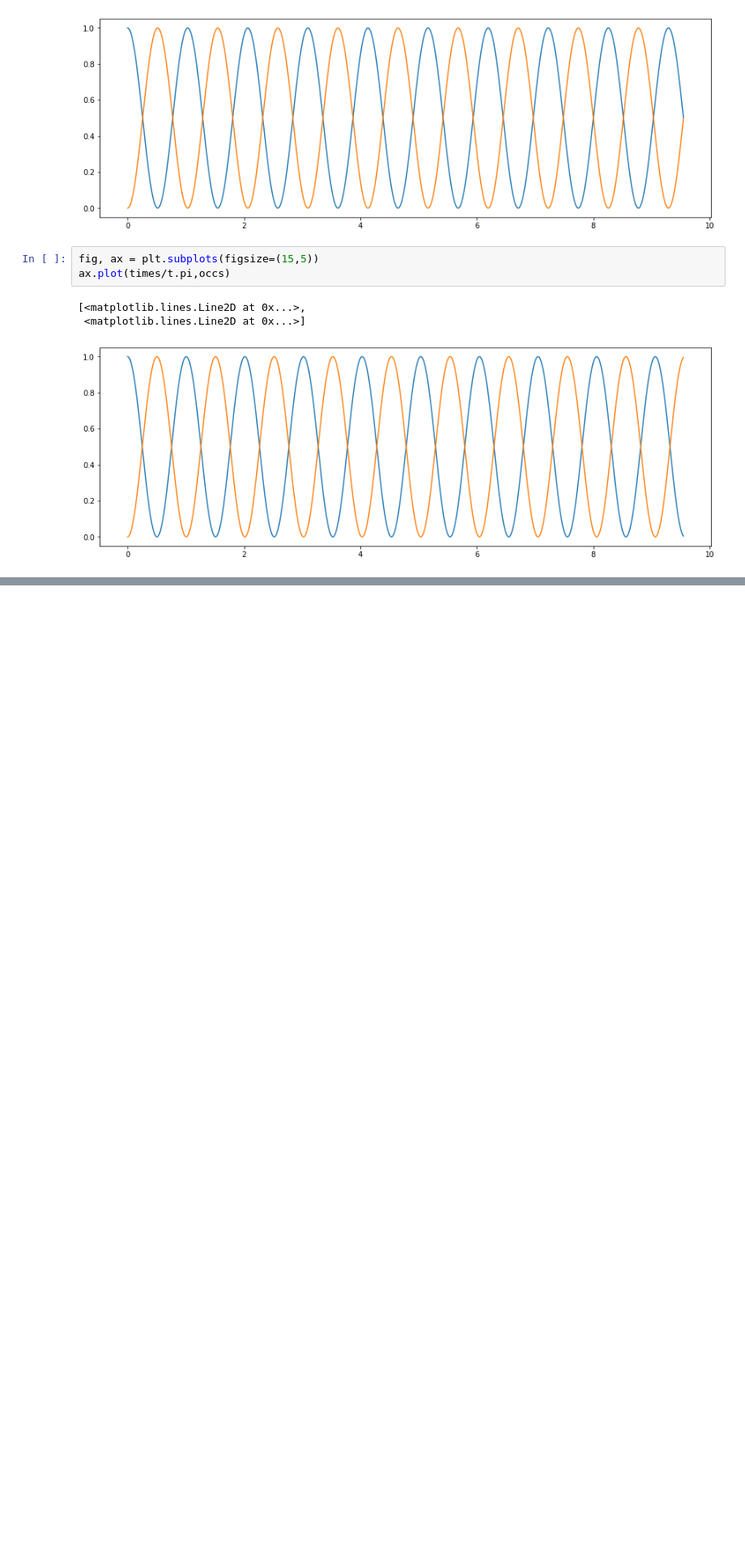
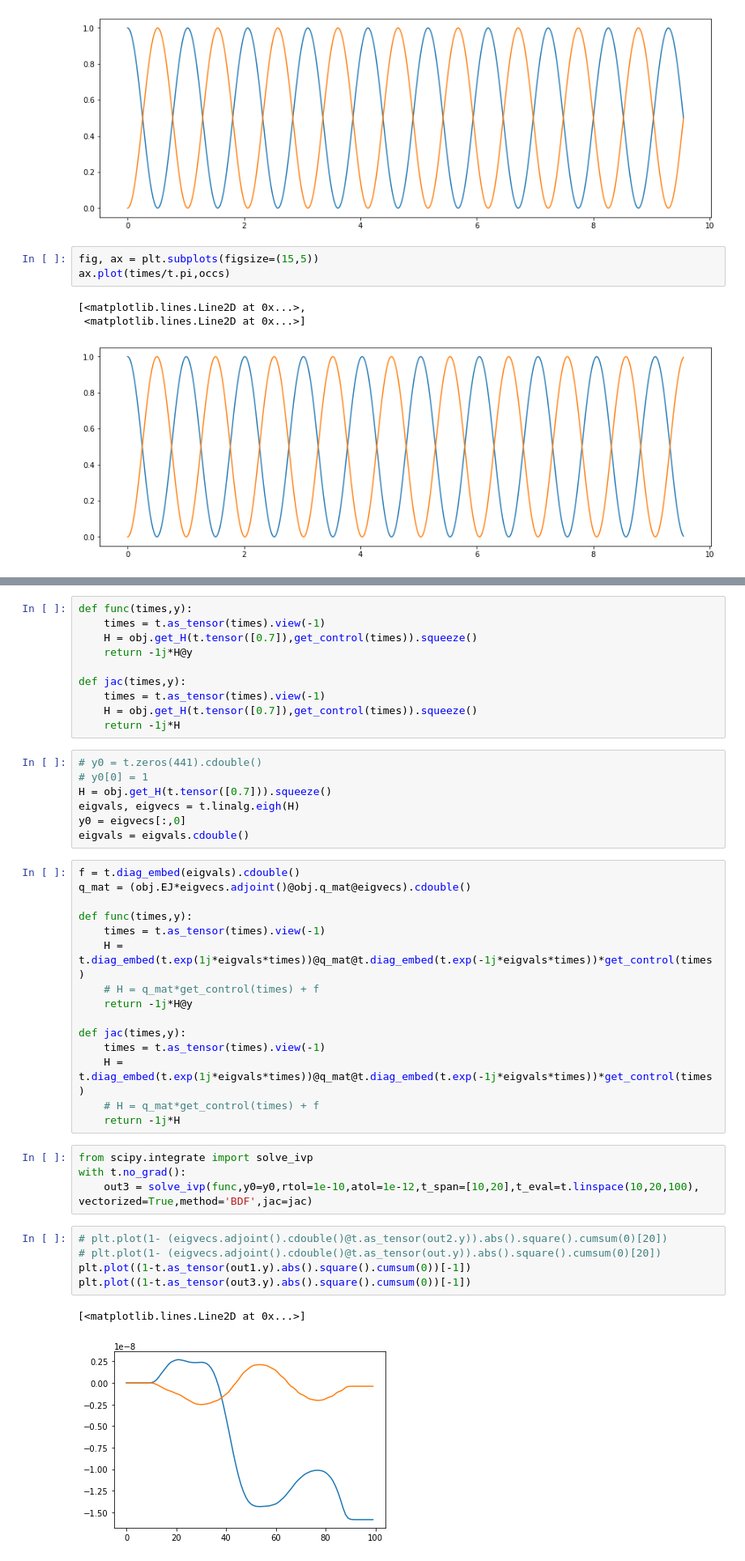
Before and after one commit to Vinther901/Quantum-Optimal-Control, a Jupyter notebook: 2DSystems/NeuralODE.ipynb, the cells around one changed output, grey strips where cells are left out. Shown at 81% size. Cells and saved outputs as stored; diff of their text form; blank space fills up the shorter version.

```diff
--- a/2DSystems/NeuralODE.ipynb
+++ b/2DSystems/NeuralODE.ipynb
@@ -150,0 +341,44 @@ ax.plot(times/t.pi,occs)
+# %%
+def func(times,y):
+    times = t.as_tensor(times).view(-1)
+    H = obj.get_H(t.tensor([0.7]),get_control(times)).squeeze()
+    return -1j*H@y
+
+def jac(times,y):
+    times = t.as_tensor(times).view(-1)
+    H = obj.get_H(t.tensor([0.7]),get_control(times)).squeeze()
+    return -1j*H
+# %%
+# y0 = t.zeros(441).cdouble()
+# y0[0] = 1
+H = obj.get_H(t.tensor([0.7])).squeeze()
+eigvals, eigvecs = t.linalg.eigh(H)
+y0 = eigvecs[:,0]
+eigvals = eigvals.cdouble()
+# %%
+f = t.diag_embed(eigvals).cdouble()
+q_mat = (obj.EJ*eigvecs.adjoint()@obj.q_mat@eigvecs).cdouble()
+
+def func(times,y):
+    times = t.as_tensor(times).view(-1)
+    H = t.diag_embed(t.exp(1j*eigvals*times))@q_mat@t.diag_embed(t.exp(-1j*eigvals*times))*get_control(times)
+    # H = q_mat*get_control(times) + f
+    return -1j*H@y
+
+def jac(times,y):
+    times = t.as_tensor(times).view(-1)
+    H = t.diag_embed(t.exp(1j*eigvals*times))@q_mat@t.diag_embed(t.exp(-1j*eigvals*times))*get_control(times)
+    # H = q_mat*get_control(times) + f
+    return -1j*H
+# %%
+from scipy.integrate import solve_ivp
+with t.no_grad():
+    out3 = solve_ivp(func,y0=y0,rtol=1e-10,atol=1e-12,t_span=[10,20],t_eval=t.linspace(10,20,100), vectorized=True,method='BDF',jac=jac)
+# %%
+# plt.plot(1- (eigvecs.adjoint().cdouble()@t.as_tensor(out2.y)).abs().square().cumsum(0)[20])
+# plt.plot(1- (eigvecs.adjoint().cdouble()@t.as_tensor(out.y)).abs().square().cumsum(0)[20])
+plt.plot((1-t.as_tensor(out1.y).abs().square().cumsum(0))[-1])
+plt.plot((1-t.as_tensor(out3.y).abs().square().cumsum(0))[-1])
+# %% [output]
+[<matplotlib.lines.Line2D at 0x...>]
+[figure, added]
```
Also changed, not shown: parts of 44 cells of this notebook, 50 other files.
